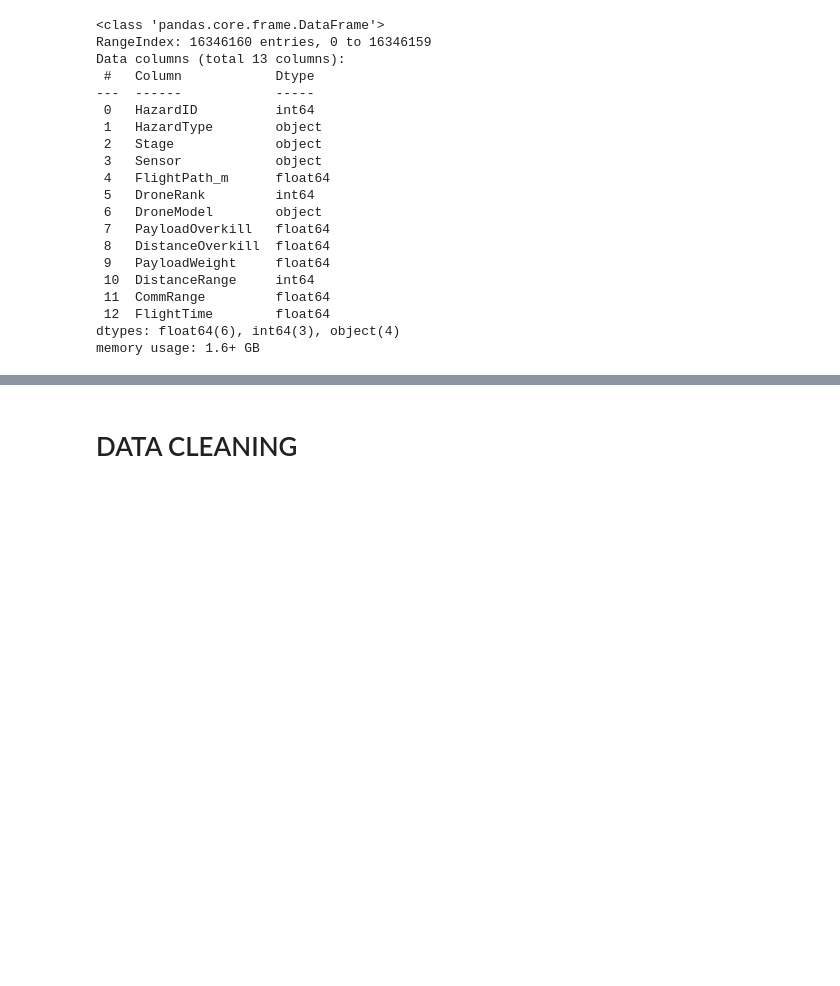
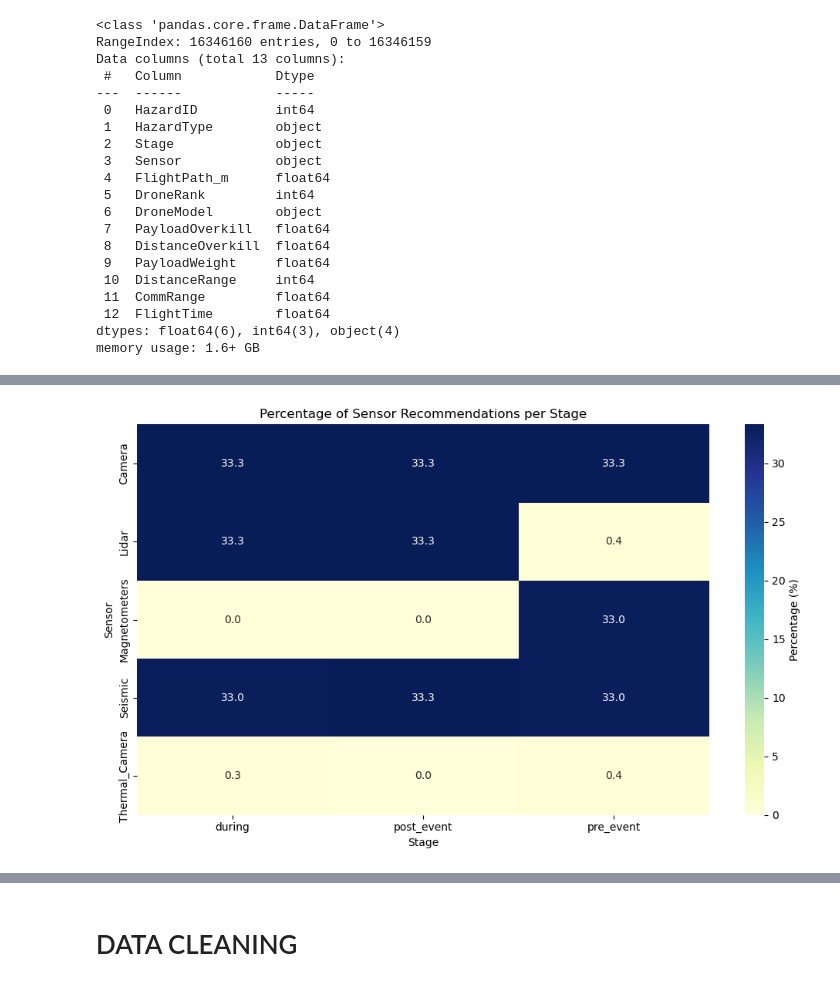
Before and after one commit to redrobbit/ndis, a Jupyter notebook: ArcGIS_Pro_processing/06_PostProMap.ipynb, the cells around one changed output, grey strips where cells are left out. Saved outputs shown, nothing was run; the diff lists cells and outputs as text; code cells hidden in the pictures; blank space fills up the shorter version.

```diff
--- a/ArcGIS_Pro_processing/06_PostProMap.ipynb
+++ b/ArcGIS_Pro_processing/06_PostProMap.ipynb
@@ -756,0 +871,13 @@ memory usage: 1.6+ GB
+# %%
+# Create crosstab of Sensor vs Stage with counts
+sensor_stage_ct = pd.crosstab(results372_df['Sensor'], results372_df['Stage'], normalize='columns') * 100
+
+plt.figure(figsize=(10, 6))
+sns.heatmap(sensor_stage_ct, annot=True, fmt=".1f", cmap="YlGnBu", cbar_kws={'label': 'Percentage (%)'})
+plt.xlabel("Stage")
+plt.ylabel("Sensor")
+plt.title("Percentage of Sensor Recommendations per Stage")
+plt.tight_layout()
+plt.show()
+# %% [output]
+[figure, added]
```
Also changed, not shown: parts of 16 cells of this notebook.
